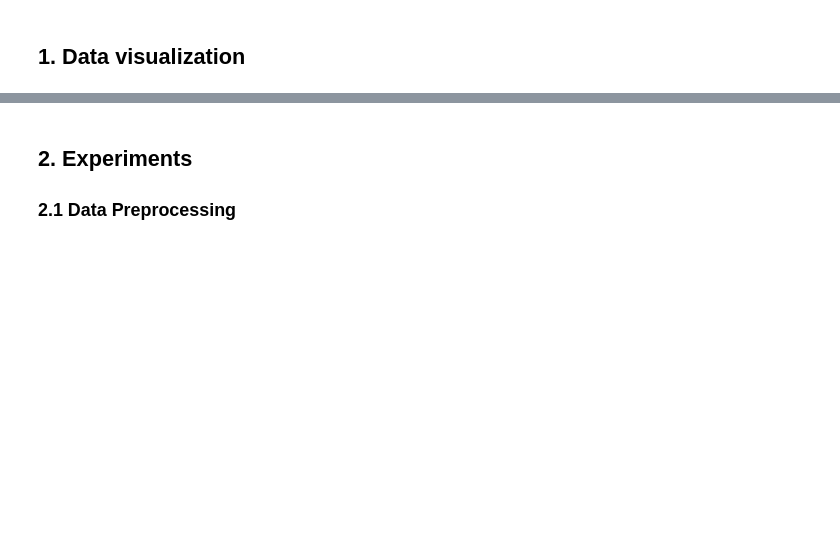
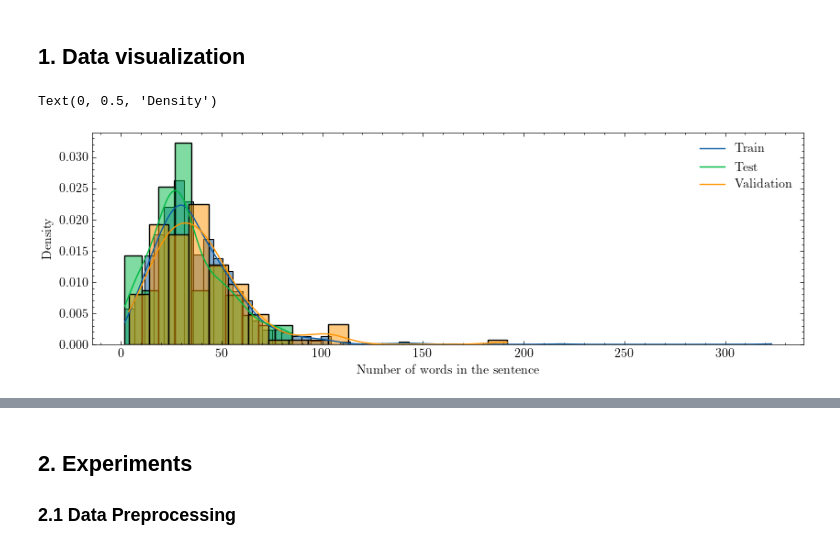
Before and after one commit to antoineedy/NLP-individual-courwework, a Jupyter notebook: notebook.ipynb, the cells around one changed output, grey strips where cells are left out. Drawn from its saved outputs; the diff is of its cells as text; code cells hidden in the pictures; blank space fills up the shorter version.

```diff
--- a/notebook.ipynb
+++ b/notebook.ipynb
@@ -54,2 +59,27 @@ def bilstm_pipeline(datasets, embeddings='glove'):
 # %% [markdown]
 ## 1. Data visualization
+# %%
+import scienceplots
+plt.style.use(['science'])
+plt.rcParams['text.usetex'] = True
+train_dataset = pd.DataFrame(dataset['train'])
+test_dataset = pd.DataFrame(dataset['test'])
+val_dataset = pd.DataFrame(dataset['validation'])
+# %%
+train_dataset['length'] = train_dataset['tokens'].apply(len)
+test_dataset['length'] = test_dataset['tokens'].apply(len)
+val_dataset['length'] = val_dataset['tokens'].apply(len)
+
+plt.figure(figsize=(10, 3))
+
+
+
+sns.histplot(train_dataset['length'], kde=True, stat='density')
+sns.histplot(test_dataset['length'], kde=True, stat='density')
+sns.histplot(val_dataset['length'], kde=True, stat='density')
+plt.legend(['Train', 'Test', 'Validation'])
+plt.xlabel('Number of words in the sentence')
+plt.ylabel('Density')
+# %% [output]
+Text(0, 0.5, 'Density')
+[figure, added]
```
Also changed, not shown: parts of 46 cells of this notebook, 16 other files.
